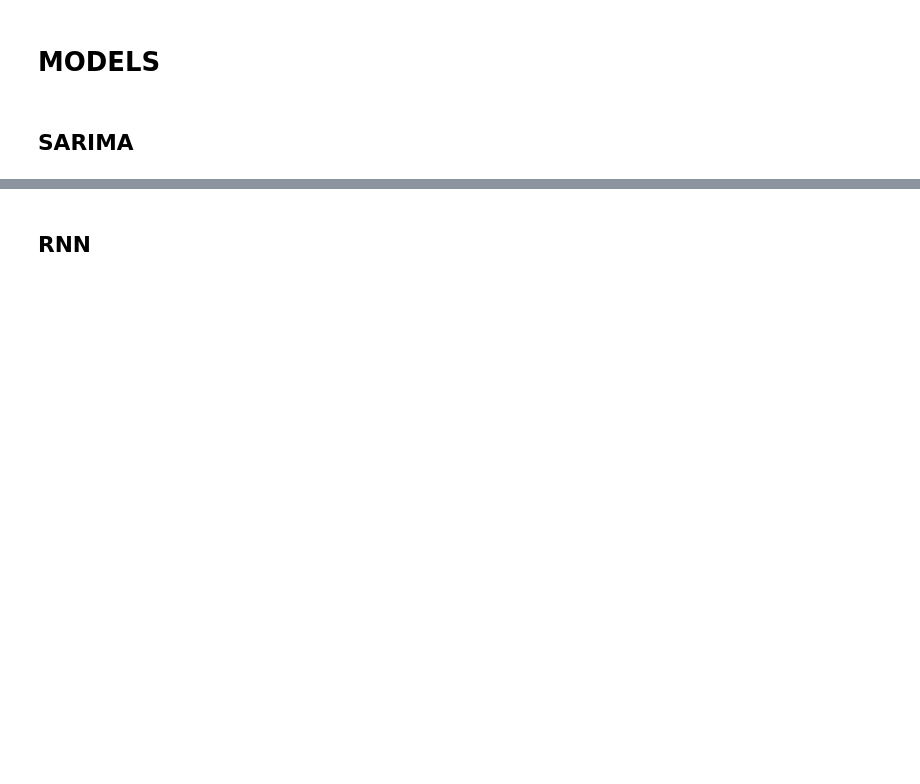
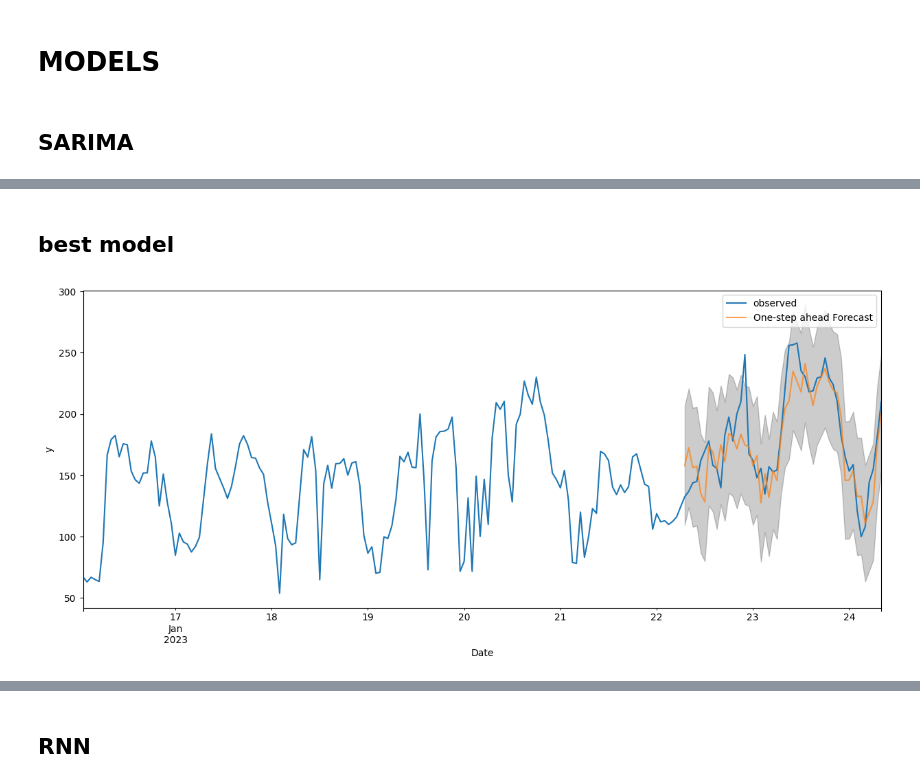
Before and after one commit to babenyshevs/financial-timeseries, a Jupyter notebook: notebooks/3.01-sba-modeling.ipynb, the cells around one changed output, grey strips where cells are left out. Saved outputs shown, nothing was run; the diff lists cells and outputs as text; code cells hidden in the pictures; blank space fills up the shorter version.

Commit message:
fitted reduced SARIMAX model, added requirements, added mlflow tracking

```diff
--- a/notebooks/3.01-sba-modeling.ipynb
+++ b/notebooks/3.01-sba-modeling.ipynb
@@ -52,0 +75,4 @@ testset = from_pickle(TESTSET_FILEPATH)
+# %%
+p = d = q = range(0, 2)
+pdq = list(itertools.product(p, d, q))
+seasonal_pdq = [(param[0], param[1], param[2], 24) for param in pdq]
@@ -52,0 +102,57 @@ testset = from_pickle(TESTSET_FILEPATH)
+# %%
+optimal_pdq = grid_sarimax.sort_values(by=["aic", "mse"], ascending=True).iloc[0]["params"]
+optimal_season_pdq = grid_sarimax.sort_values(by=["aic", "mse"], ascending=True).iloc[0]["params_seasonal"]
+# %% [markdown]
+## best model
+# %%
+# reduce size of the data to keep models small
+reduced_size = 150
+total_size = 200
+y_reduced = y[:total_size]
+pred_reduced_cutoff_date = y.index[reduced_size]
+# %%
+with mlflow.start_run():
+
+    mlflow.log_param("order", optimal_pdq)
+    mlflow.log_param("seasonal_order", optimal_season_pdq)
+
+    model = sm.tsa.statespace.SARIMAX(y_reduced,
+                                    order=optimal_pdq,
+                                    seasonal_order=optimal_season_pdq,
+                                    enforce_stationarity=False,
+                                    enforce_invertibility=False)
+    results = model.fit()
+
+    mlflow.statsmodels.log_model(results, "sarimax_model")
+
+    mlflow.log_metric("aic", results.aic)
+    mlflow.log_metric("mse", results.mse)
+
+    # daignostics plot
+    fig = results.plot_diagnostics(figsize=(FIG_WIDTH, FIG_HEIGHT*2))
+    plt.tight_layout()
+    diagnostics_plot_path = "diagnostics_plot.png"
+    plt.savefig(diagnostics_plot_path)
+    mlflow.log_artifact(diagnostics_plot_path)
+    plt.close(fig)
+
+    # predictions plot
+    pred = results.get_prediction(start=pd.to_datetime(pred_reduced_cutoff_date), dynamic=False)
+    pred_ci = pred.conf_int()
+
+    fig, ax = plt.subplots(figsize=(FIG_WIDTH, FIG_HEIGHT*2))
+    ax = y_reduced.plot(label='observed')
+    pred.predicted_mean.plot(ax=ax,
+                             label='One-step ahead Forecast',
+                             alpha=.7)
+    ax.fill_between(pred_ci.index,
+                    pred_ci.iloc[:, 0],
+                    pred_ci.iloc[:, 1], color='k', alpha=.2)
+    ax.set_xlabel('Date')
+    ax.set_ylabel('y')
+    plt.legend()
+    predictions_plot_path = "predictions_plot.png"
+    plt.savefig(predictions_plot_path)
+    mlflow.log_artifact(predictions_plot_path)
+# %% [output]
+[figure, added]
```
Also changed, not shown: parts of 10 cells of this notebook, 30 other files.
